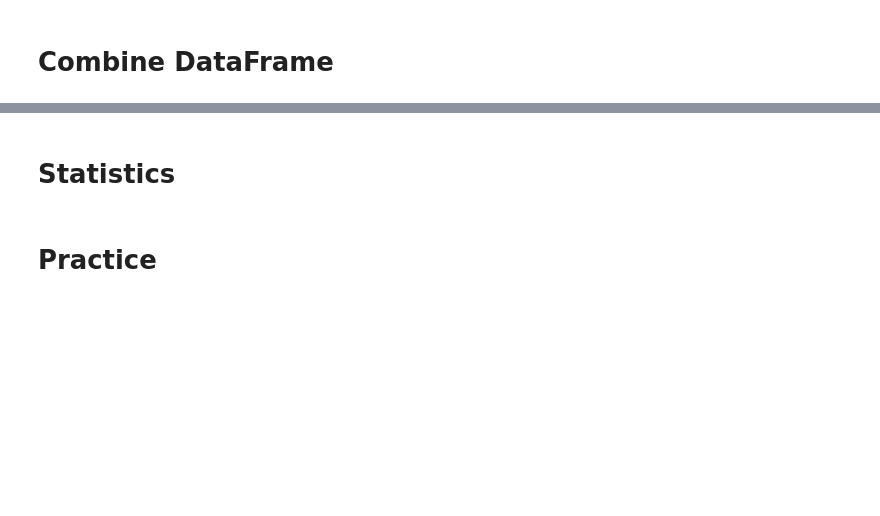
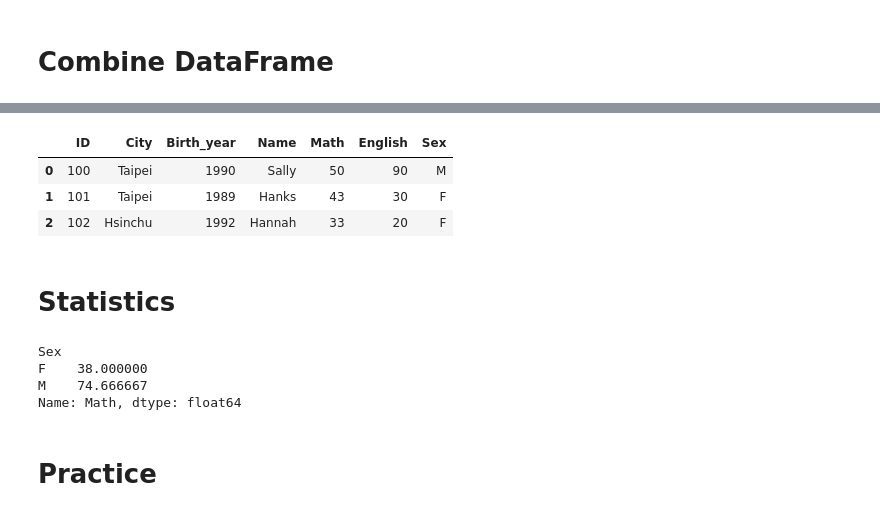
Before and after one commit to leon123858/python_exercise, a Jupyter notebook: climb/2Pandas_class_forstudents.ipynb, the cells around one changed output, grey strips where cells are left out. Drawn from its saved outputs; the diff is of its cells as text; code cells hidden in the pictures; blank space fills up the shorter version.

```diff
--- a/climb/2Pandas_class_forstudents.ipynb
+++ b/climb/2Pandas_class_forstudents.ipynb
@@ -123,7 +260,20 @@ print(attri_data_frame2)
+# %%
+#合併資料
+pd.merge(attri_data_frame1,attri_data_frame2)
+# %% [output]
+|  | ID | City | Birth_year | Name | Math | English | Sex |
+| 0 | 100 | Taipei | 1990 | Sally | 50 | 90 | M |
+| 1 | 101 | Taipei | 1989 | Hanks | 43 | 30 | F |
+| 2 | 102 | Hsinchu | 1992 | Hannah | 33 | 20 | F |
 # %% [markdown]
 # Statistics
 # %%
 #將「Sex」的行設為基準來計算出數學成績的平均分數
-輸入程式碼
+attri_data_frame2.groupby('Sex')['Math'].mean()
+# %% [output]
+Sex
+F    38.000000
+M    74.666667
+Name: Math, dtype: float64
 # %% [markdown]
 # Practice
```
Also changed, not shown: parts of 44 cells of this notebook, 1 other file.
